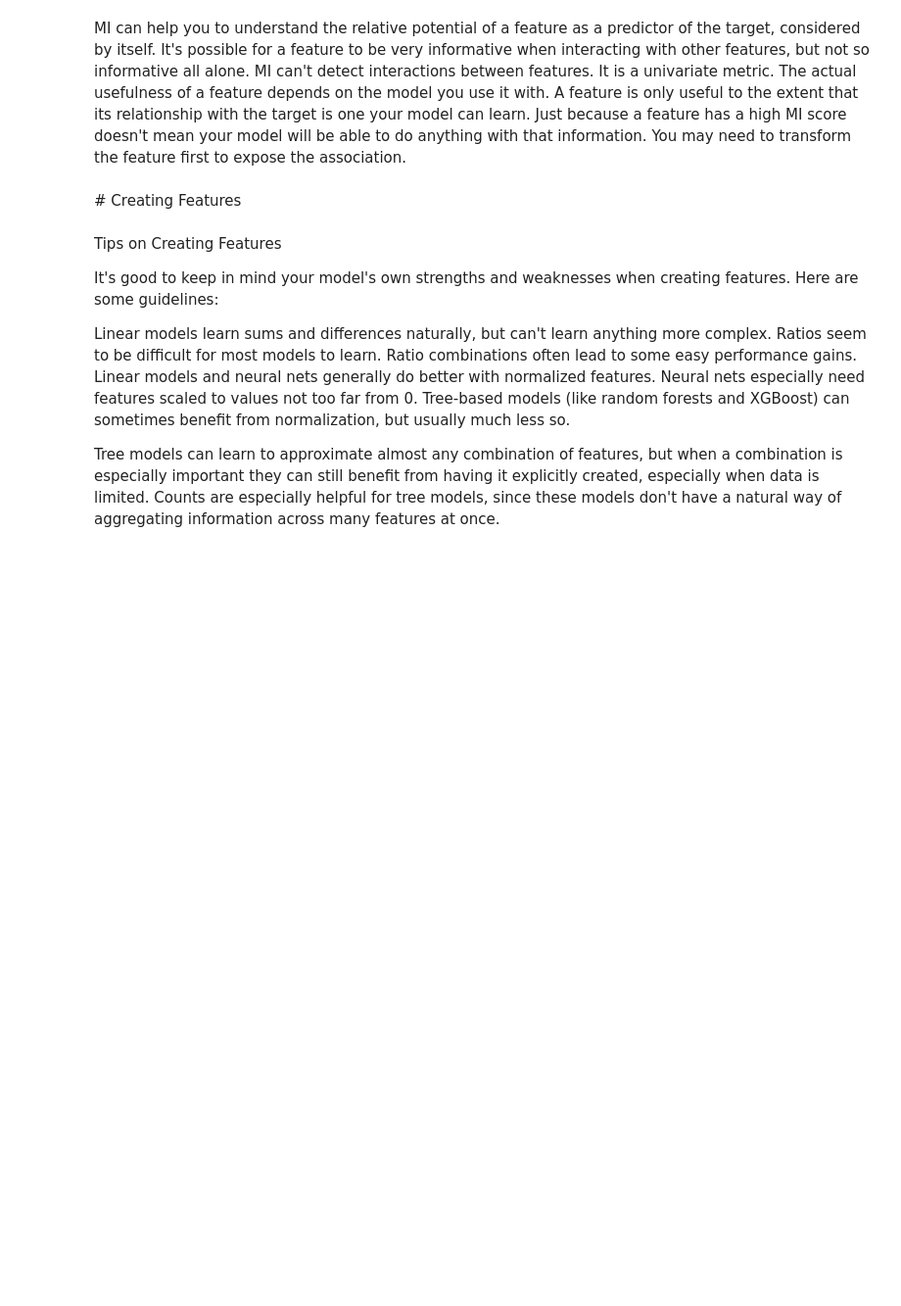
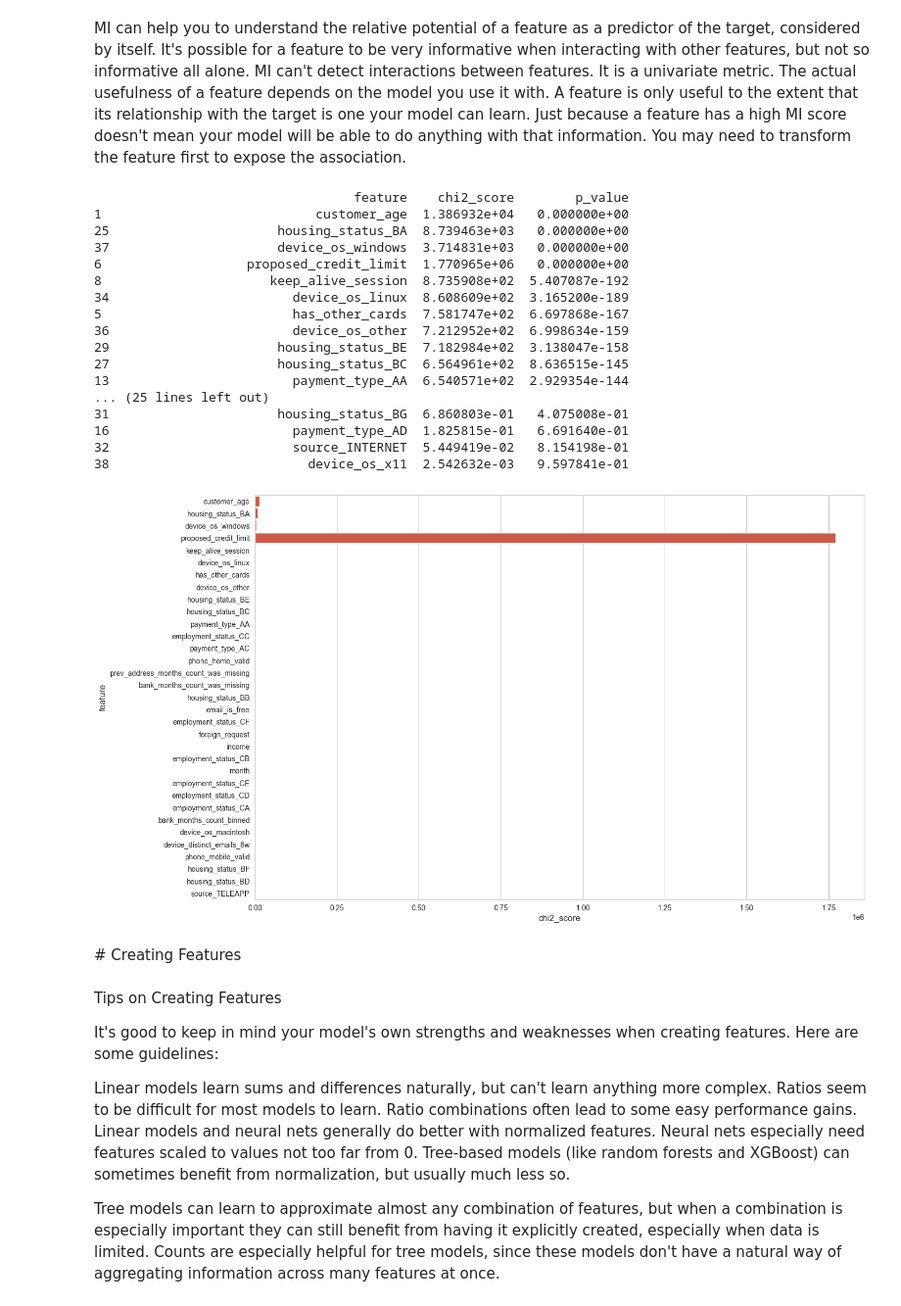
Before and after one commit to czy123czy321/Bank-account-fraud, a Jupyter notebook: code/feature-engineering.ipynb, the cells around one changed output. Shown at 98% size. Cells and saved outputs as stored; diff of their text form; code cells hidden in the pictures; blank space fills up the shorter version.

```diff
--- a/code/feature-engineering.ipynb
+++ b/code/feature-engineering.ipynb
@@ -624,0 +584,4 @@ memory usage: 399.9 MB
+# %%
+categorical_features, numerical_features = split_num_cat(X_train)
+print('Categorical features:', categorical_features)
+print('Numerical features:', numerical_features)
@@ -693,6 +767,65 @@ plot_mi_scores(mi_scores)
 MI can help you to understand the relative potential of a feature as a predictor of the target, considered by itself.
 It's possible for a feature to be very informative when interacting with other features, but not so informative all alone. MI can't detect interactions between features. It is a univariate metric.
 The actual usefulness of a feature depends on the model you use it with. A feature is only useful to the extent that its relationship with the target is one your model can learn. Just because a feature has a high MI score doesn't mean your model will be able to do anything with that information. You may need to transform the feature first to expose the association.
+# %%
+from sklearn.feature_selection import chi2, SelectKBest
+
+x = X_train[categorical_features]
+y = y_train
+
+chi2_test = SelectKBest(score_func=chi2).fit(x, y)
+
+chi2_output = pd.DataFrame()
+chi2_output['feature'] = x.columns
+chi2_output['chi2_score'] = chi2_test.scores_
+chi2_output['p_value'] = chi2_test.pvalues_
+chi2_output = chi2_output.sort_values(by=['p_value'])
+
+print(chi2_output)
+
+chi2_output_significant = chi2_output[chi2_output['p_value'] <= 0.05]
+
+plt.figure(figsize=(15, 10))
+sns.barplot(data = chi2_output_significant, x = 'chi2_score', y = 'feature' )
+plt.show()
+
+# for feature in categorical_features:
+#     contingency_table = pd.crosstab(X_train[feature], y_train)
+#     chi2, p, dof, expected = stats.chi2_contingency(contingency_table)
+
+#     # Store the Chi-Squared value
+#     chi_squared_values[feature] = chi2
+
+# # Convert the dictionary to a DataFrame for easy plotting
+# chi_squared_df = pd.DataFrame(list(chi_squared_values.items()), columns=['Feature', 'Chi-Squared Value'])
+# chi_squared_df
+# # Plot the Chi-Squared values
+# plt.figure(figsize=(10, 6))
+# sns.barplot(x='Chi-Squared Value', y='Feature', data=chi_squared_df, color='#93cb8d')
+# plt.title('Chi-Squared Value by Categorical Feature')
+# plt.xlabel('Chi-Squared Value')
+# plt.ylabel('Feature')
+# plt.tight_layout()
+# plt.show()
+# %% [output]
+                                  feature    chi2_score        p_value
+1                            customer_age  1.386932e+04   0.000000e+00
+25                      housing_status_BA  8.739463e+03   0.000000e+00
+37                      device_os_windows  3.714831e+03   0.000000e+00
+6                   proposed_credit_limit  1.770965e+06   0.000000e+00
+8                      keep_alive_session  8.735908e+02  5.407087e-192
+34                        device_os_linux  8.608609e+02  3.165200e-189
+5                         has_other_cards  7.581747e+02  6.697868e-167
+36                        device_os_other  7.212952e+02  6.998634e-159
+29                      housing_status_BE  7.182984e+02  3.138047e-158
+27                      housing_status_BC  6.564961e+02  8.636515e-145
+13                        payment_type_AA  6.540571e+02  2.929354e-144
+... (25 lines left out)
+31                      housing_status_BG  6.860803e-01   4.075008e-01
+16                        payment_type_AD  1.825815e-01   6.691640e-01
+32                        source_INTERNET  5.449419e-02   8.154198e-01
+38                          device_os_x11  2.542632e-03   9.597841e-01
+[figure, added]
 # %% [markdown]
 # Creating Features
 # %% [markdown]
```
Also changed, not shown: parts of 70 cells of this notebook, 2 other files.
